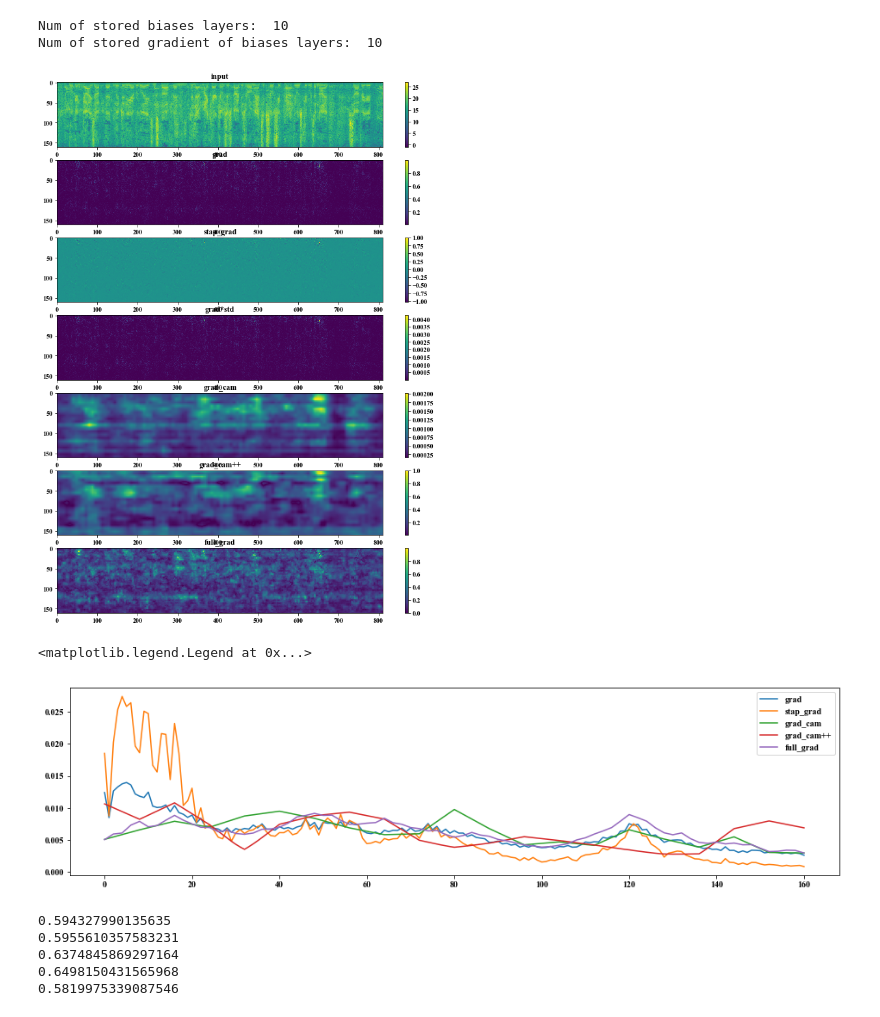
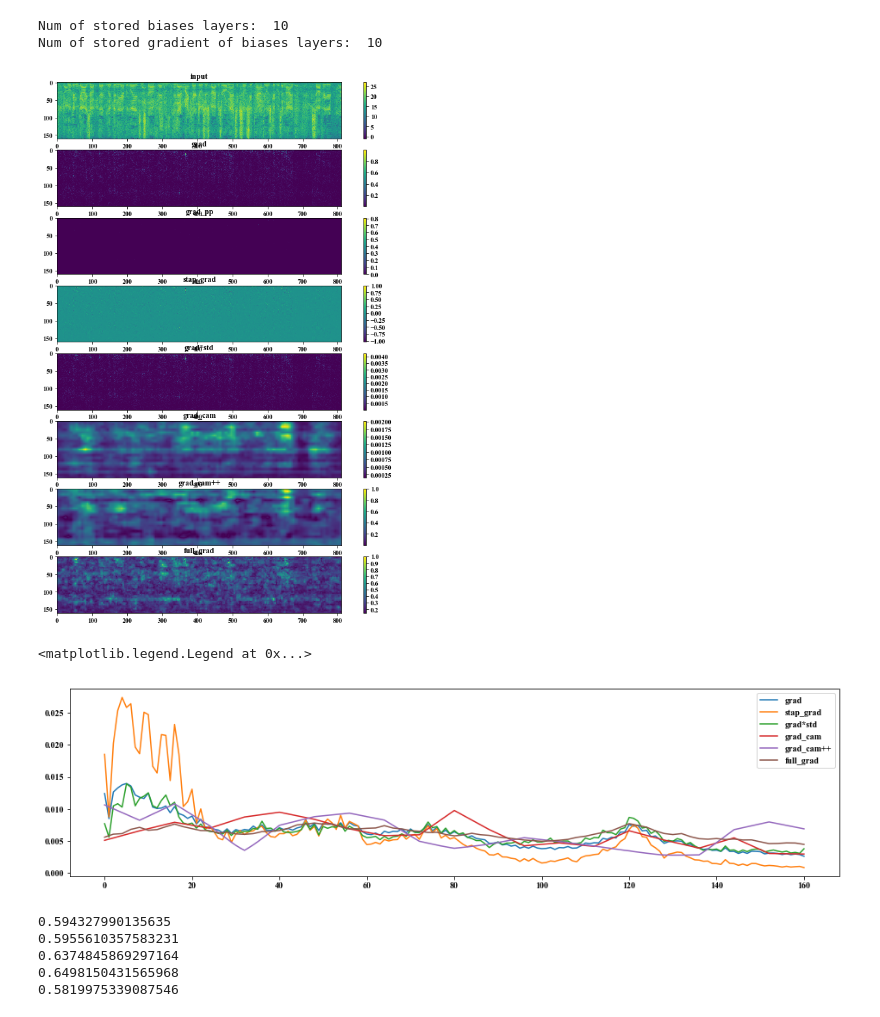
Before and after one commit to Wenhao-Yang/SpeakerVerifiaction-pytorch, a Jupyter notebook: Misc/hook_conv_lores.ipynb, the cells around one changed output. Saved outputs shown, nothing was run; the diff lists cells and outputs as text; code cells hidden in the pictures.

Commit message:
[misc] stap

```diff
--- a/Misc/hook_conv_lores.ipynb
+++ b/Misc/hook_conv_lores.ipynb
@@ -206,7 +206,12 @@ stap_grad = grad.clone()
 stap_grad *= 1 + np.sqrt((1-stap_grad).pow(2))
 stap_grad /= stap_grad.max()
 
-
+# grad ++
+first_derivative = logits[0].max().exp() * grad
+feat = x.clone()
+alpha = grad.pow(2) / (2 * grad.pow(2) + (grad.pow(3) * feat).sum(dim=(2, 3), keepdim=True))
+grad_pp = alpha * first_derivative# (first_derivative.clamp_min(0))
+grad_pp = grad_pp.abs()
 
 # grad cam
 grad_cam = torch.zeros_like(x)
@@ -241,8 +246,7 @@ grad_cam_pp /= grad_cam_pp.max()
 input_gradient = (x.grad * x)#.clamp_min(0)
 
 full_grad = input_gradient.clone()
-
-full_grad -= bias_grad.min()
+full_grad -= full_grad.min()
 full_grad /= full_grad.max()
 
 L = len(bias_layers)
@@ -265,27 +269,25 @@ full_grad /= full_grad.max()
 
 
 
-vis_grad = [x, ingrad/ingrad.max(), stap_grad, ingrad*x_stdf, grad_cam, grad_cam_pp, full_grad]
+vis_grad = [x, ingrad/ingrad.max(), grad_pp, stap_grad, ingrad*x_stdf, grad_cam, grad_cam_pp, full_grad]
 # %% [output]
 Num of stored biases layers:  10
 Num of stored gradient of biases layers:  10
 # %%
 plt.figure(figsize=(12, 15))
 # norm = matplotlib.colors.Normalize(vmin=-10., vmax=10.)
-names = ['input', 'grad', 'stap_grad', 'grad*std', 'grad_cam', 'grad_cam++', 'full_grad']
+names = ['input', 'grad', 'grad_pp', 'stap_grad', 'grad*std', 'grad_cam', 'grad_cam++', 'full_grad']
 for i in range(len(vis_grad)):
     ax = plt.subplot(len(vis_grad), 1, i+1)
     ax.set_title(names[i])
     im = ax.imshow(vis_grad[i].squeeze().detach().numpy().transpose()) #, norm=norm)
     plt.colorbar(im)  # 显示颜色标尺
 # %% [output]
-[figure, old version]
+[figure, new version]
 # %%
-
-
 plt.figure(figsize=(16, 4))
 names_np = np.array(names)
-indexs = np.array([1, 2, 4, 5, 6])
+indexs = np.array([1, 3, 4, 5, 6, 7])
 # for i in [1,2, 3]:
 for i in indexs:
 
@@ -310,7 +312,7 @@ for i in indexs:
 plt.legend(names_np[indexs])
 # %% [output]
 <matplotlib.legend.Legend at 0x...>
-[figure, old version]
+[figure, new version]
 # %%
 input_norm = vis_grad[0].squeeze().detach().numpy().mean(axis=0)[1:-2]
 input_norm /= input_norm.sum()
```
